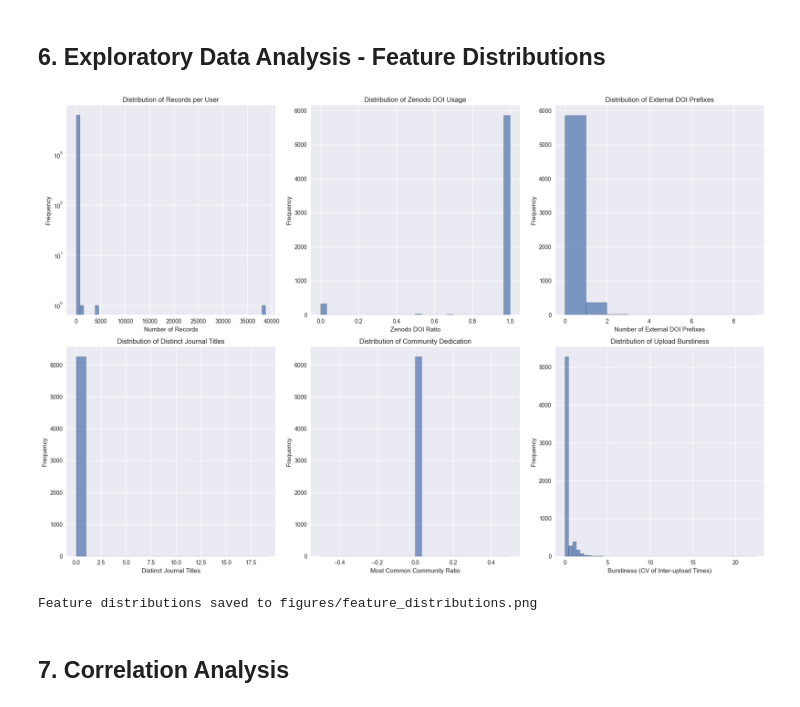
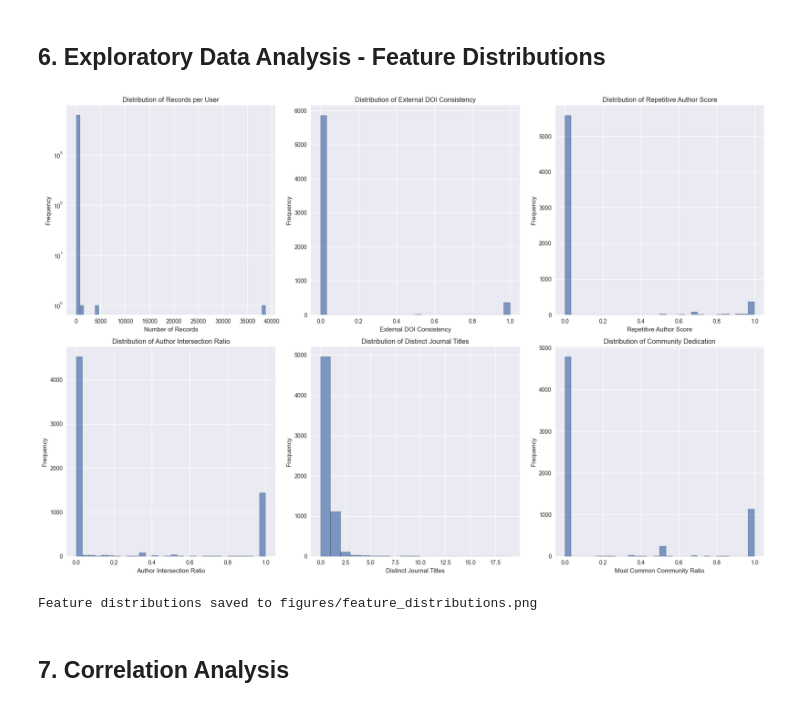
Before and after one commit to zenodo/journal-detect, a Jupyter notebook: eda_zenodo_journal_runners.ipynb, the cells around one changed output. Saved outputs shown, nothing was run; the diff lists cells and outputs as text; code cells hidden in the pictures.

```diff
--- a/eda_zenodo_journal_runners.ipynb
+++ b/eda_zenodo_journal_runners.ipynb
@@ -57,9 +50,14 @@ CONFIG = {
     'sample_size': None,  # Set to number for sampling, None for full dataset
     'chunk_size': 1000,   # Process files in chunks
     'min_records_threshold': 20,
-    'zenodo_ratio_threshold': 0.8,
-    'community_ratio_threshold': 0,
-    'max_external_prefixes': 1
+    'external_doi_consistency_threshold': 0.7,  # 70% of external DOIs use same prefix
+    'max_external_prefixes': 3,  # Max unique external DOI prefixes
+    'min_upload_regularity': 0.1,  # Much more mild upload regularity threshold (was 0.3)
+    'max_spam_ratio': 0.1,  # Max 10% spam records
+    # Safe communities that indicate independent users (not journal runners)
+    'safe_communities': ['eu', 'biosyslit'],  # EU Open Research Repository and Biodiversity Literature Repository
+    'repetitive_author_threshold': 0.3,  # If 30% of entries have no author intersection, likely journal runner
+    'min_author_intersection_ratio': 0.2  # Minimum ratio of entries that share at least one author
 }
 
 print(f"Configuration loaded. Processing directory: {CONFIG['json_dir']}")
@@ -332,52 +405,52 @@ max    38758.000000      1.000000            71.000000
 # %%
 # Set up plotting
 fig, axes = plt.subplots(2, 3, figsize=(18, 12))
 axes = axes.ravel()
 
 # 1. Number of records distribution
 axes[0].hist(users_df['n_records'], bins=50, alpha=0.7, edgecolor='black')
 axes[0].set_xlabel('Number of Records')
 axes[0].set_ylabel('Frequency')
 axes[0].set_title('Distribution of Records per User')
 axes[0].set_yscale('log')
 
-# 2. Zenodo DOI ratio
-axes[1].hist(users_df['zenodo_ratio'], bins=30, alpha=0.7, edgecolor='black')
-axes[1].set_xlabel('Zenodo DOI Ratio')
+# 2. External DOI consistency
+axes[1].hist(users_df['external_doi_consistency'], bins=30, alpha=0.7, edgecolor='black')
+axes[1].set_xlabel('External DOI Consistency')
 axes[1].set_ylabel('Frequency')
-axes[1].set_title('Distribution of Zenodo DOI Usage')
+axes[1].set_title('Distribution of External DOI Consistency')
 
-# 3. External prefixes
-axes[2].hist(users_df['n_external_prefixes'], bins=range(0, 10), alpha=0.7, edgecolor='black')
-axes[2].set_xlabel('Number of External DOI Prefixes')
+# 3. Author analysis - repetitive author score
+axes[2].hist(users_df['no_repetitive_author_score'], bins=30, alpha=0.7, edgecolor='black')
+axes[2].set_xlabel('Repetitive Author Score')
 axes[2].set_ylabel('Frequency')
-axes[2].set_title('Distribution of External DOI Prefixes')
+axes[2].set_title('Distribution of Repetitive Author Score')
 
-# 4. Journal title count
-axes[3].hist(users_df['distinct_journal_title_cnt'], bins=range(0, 20), alpha=0.7, edgecolor='black')
-axes[3].set_xlabel('Distinct Journal Titles')
+# 4. Author intersection ratio
+axes[3].hist(users_df['author_intersection_ratio'], bins=30, alpha=0.7, edgecolor='black')
+axes[3].set_xlabel('Author Intersection Ratio')
 axes[3].set_ylabel('Frequency')
-axes[3].set_title('Distribution of Distinct Journal Titles')
+axes[3].set_title('Distribution of Author Intersection Ratio')
 
-# 5. Community ratio
-axes[4].hist(users_df['same_comm_ratio'], bins=30, alpha=0.7, edgecolor='black')
-axes[4].set_xlabel('Most Common Community Ratio')
+# 5. Journal title count
+axes[4].hist(users_df['distinct_journal_title_cnt'], bins=range(0, 20), alpha=0.7, edgecolor='black')
+axes[4].set_xlabel('Distinct Journal Titles')
 axes[4].set_ylabel('Frequency')
-axes[4].set_title('Distribution of Community Dedication')
+axes[4].set_title('Distribution of Distinct Journal Titles')
 
-# 6. Burstiness
-axes[5].hist(users_df['burstiness'], bins=50, alpha=0.7, edgecolor='black')
-axes[5].set_xlabel('Burstiness (CV of Inter-upload Times)')
+# 6. Community ratio
+axes[5].hist(users_df['same_comm_ratio'], bins=30, alpha=0.7, edgecolor='black')
+axes[5].set_xlabel('Most Common Community Ratio')
 axes[5].set_ylabel('Frequency')
-axes[5].set_title('Distribution of Upload Burstiness')
+axes[5].set_title('Distribution of Community Dedication')
 
 plt.tight_layout()
 plt.savefig('figures/feature_distributions.png', dpi=300, bbox_inches='tight')
 plt.show()
 
 print("Feature distributions saved to figures/feature_distributions.png")
 # %% [output]
-[figure, old version]
+[figure, new version]
 Feature distributions saved to figures/feature_distributions.png
 # %% [markdown]
 ## 7. Correlation Analysis
```
Also changed, not shown: parts of 11 cells of this notebook, 12 other files.
